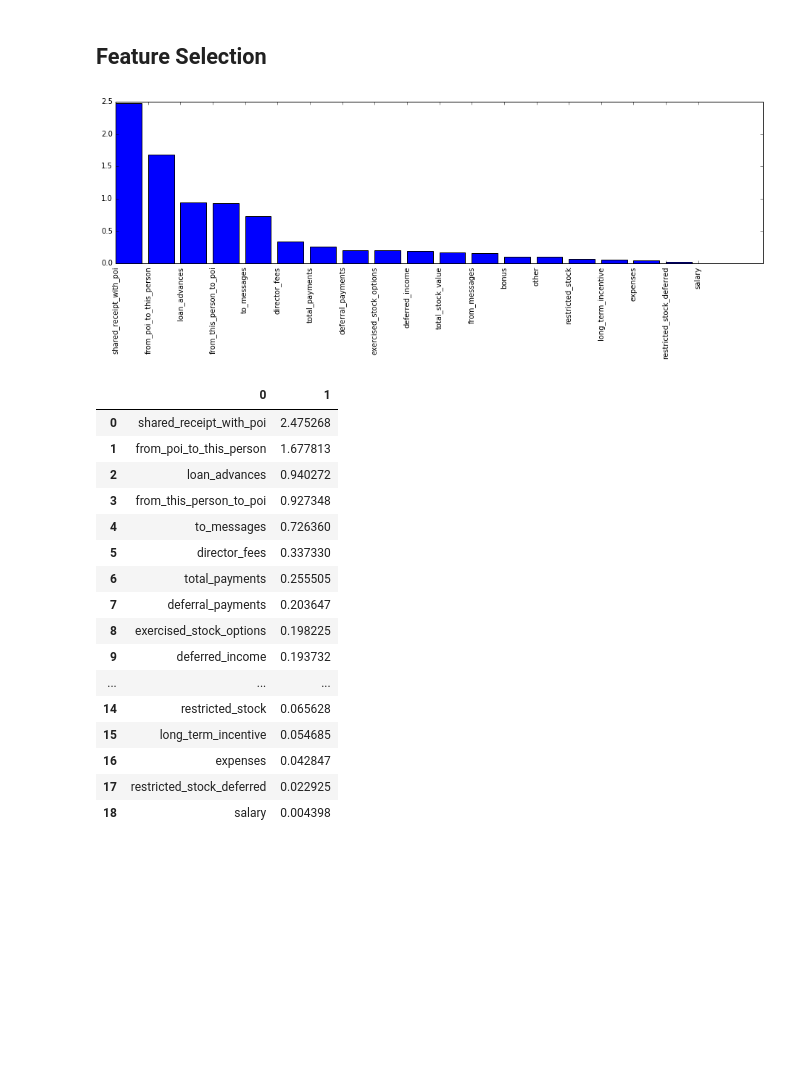
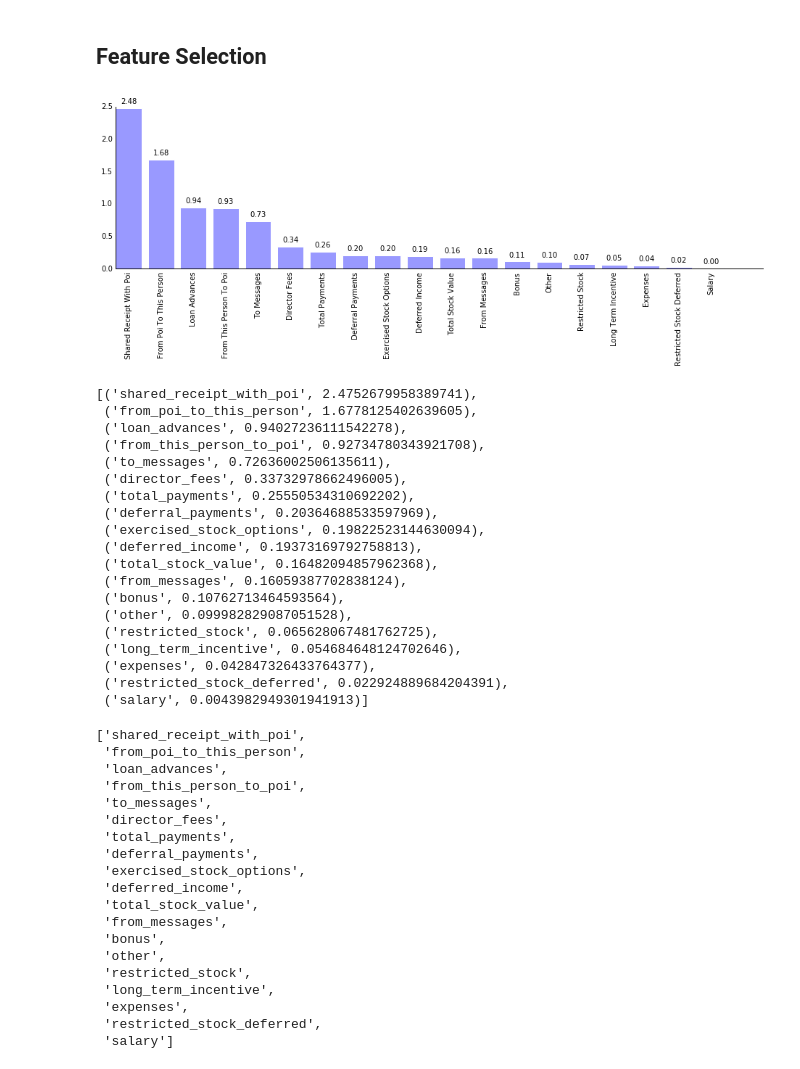
Before and after one commit to luiscruz/udacity_data_analyst, a Jupyter notebook: P05/src/Untitled.ipynb, the cells around one changed output. Saved outputs shown, nothing was run; the diff lists cells and outputs as text; code cells hidden in the pictures; blank space fills up the shorter version.

```diff
--- a/P05/src/Untitled.ipynb
+++ b/P05/src/Untitled.ipynb
@@ -257,39 +257,72 @@ labels, features = targetFeatureSplit(data)
 # %%
 from sklearn.feature_selection import SelectKBest, f_classif
 
 
 # Perform feature selection
 selector = SelectKBest(f_classif, k=5)
 selector.fit(features, labels)
 
 # Get the raw p-values for each feature, and transform from p-values into scores
 scores = -np.log10(selector.pvalues_)
 predictors = features_list[1:]
 sort_indices = np.argsort(scores)[::-1]
 
 # Plot the scores.  See how "Pclass", "Sex", "Title", and "Fare" are the best?
-plt.bar(range(len(predictors)), scores[sort_indices])
-plt.xticks(range(len(predictors)), np.array(predictors)[sort_indices], rotation='vertical')
+X=np.arange(len(predictors))
+Y=scores[sort_indices]
+X_labels = map(lambda x: x.replace("_"," ").title(),np.array(predictors)[sort_indices])
+ax = plt.subplot(111)
+ax.bar(X, Y,edgecolor='white',facecolor='#9999ff')
+plt.xticks(X+0.4, X_labels, rotation='vertical')
+for x,y in zip(X,Y):
+    ax.text(x+0.4, y+0.05, '%.2f' % y, ha='center', va= 'bottom')
 pass
+plt.tick_params(bottom='off',top='off', right='off', left='off')
+ax.spines['top'].set_visible(False)
+ax.spines['right'].set_visible(False)
 # %% [output]
-[figure, old version]
+[figure, new version]
 # %%
-pandas.DataFrame(zip(np.array(predictors)[sort_indices],scores[sort_indices]))
+zip(np.array(predictors)[sort_indices],scores[sort_indices])
 # %% [output]
-|  | 0 | 1 |
-| 0 | shared_receipt_with_poi | 2.475268 |
-| 1 | from_poi_to_this_person | 1.677813 |
-| 2 | loan_advances | 0.940272 |
-| 3 | from_this_person_to_poi | 0.927348 |
-| 4 | to_messages | 0.726360 |
-| 5 | director_fees | 0.337330 |
-| 6 | total_payments | 0.255505 |
-| 7 | deferral_payments | 0.203647 |
-| 8 | exercised_stock_options | 0.198225 |
-| 9 | deferred_income | 0.193732 |
-| ... | ... | ... |
-| 14 | restricted_stock | 0.065628 |
-| 15 | long_term_incentive | 0.054685 |
-| 16 | expenses | 0.042847 |
-| 17 | restricted_stock_deferred | 0.022925 |
-| 18 | salary | 0.004398 |
+[('shared_receipt_with_poi', 2.4752679958389741),
+ ('from_poi_to_this_person', 1.6778125402639605),
+ ('loan_advances', 0.94027236111542278),
+ ('from_this_person_to_poi', 0.92734780343921708),
+ ('to_messages', 0.72636002506135611),
+ ('director_fees', 0.33732978662496005),
+ ('total_payments', 0.25550534310692202),
+ ('deferral_payments', 0.20364688533597969),
+ ('exercised_stock_options', 0.19822523144630094),
+ ('deferred_income', 0.19373169792758813),
+ ('total_stock_value', 0.16482094857962368),
+ ('from_messages', 0.16059387702838124),
+ ('bonus', 0.10762713464593564),
+ ('other', 0.099982829087051528),
+ ('restricted_stock', 0.065628067481762725),
+ ('long_term_incentive', 0.054684648124702646),
+ ('expenses', 0.042847326433764377),
+ ('restricted_stock_deferred', 0.022924889684204391),
+ ('salary', 0.0043982949301941913)]
+# %%
+list(np.array(predictors)[sort_indices])
+# %% [output]
+['shared_receipt_with_poi',
+ 'from_poi_to_this_person',
+ 'loan_advances',
+ 'from_this_person_to_poi',
+ 'to_messages',
+ 'director_fees',
+ 'total_payments',
+ 'deferral_payments',
+ 'exercised_stock_options',
+ 'deferred_income',
+ 'total_stock_value',
+ 'from_messages',
+ 'bonus',
+ 'other',
+ 'restricted_stock',
+ 'long_term_incentive',
+ 'expenses',
+ 'restricted_stock_deferred',
+ 'salary']
```
Also changed, not shown: 2 other files.
